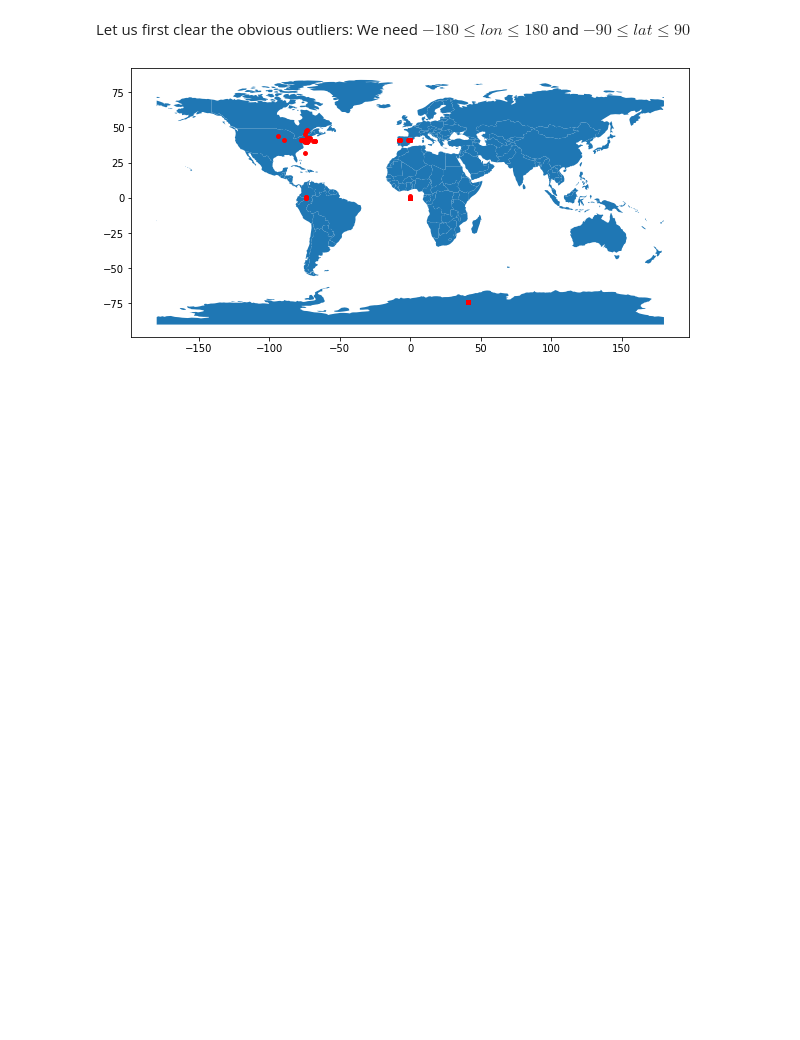
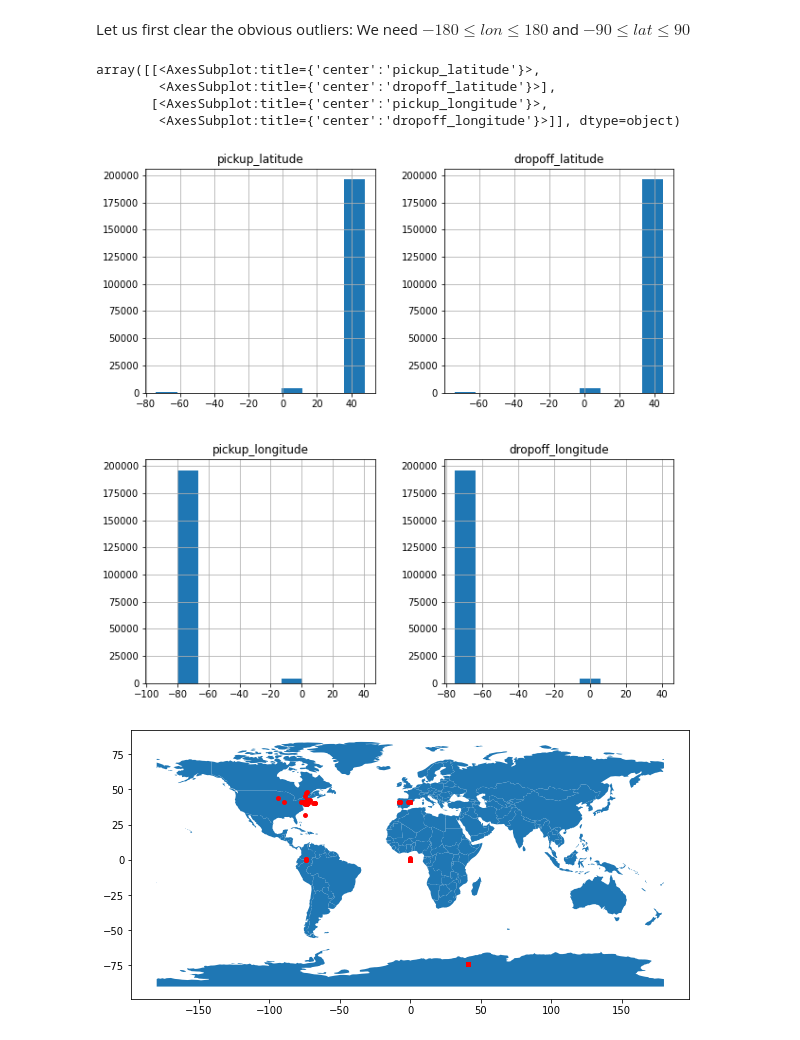
Before and after one commit to nikhil-ravi/ORIE5751Uber, a Jupyter notebook: python/datasets_nikhil.ipynb, the cells around one changed output. Cells and saved outputs as stored; diff of their text form; code cells hidden in the pictures; blank space fills up the shorter version.

```diff
--- a/python/datasets_nikhil.ipynb
+++ b/python/datasets_nikhil.ipynb
@@ -41,6 +40,14 @@ Let us first clear the obvious outliers: We need $-180 \leq lon \leq 180$ and $-
 # Clean the data in terms of outlier co-ordinates
 data = data[~((data['pickup_longitude']>180) | (data['pickup_longitude']<-180) | (data['pickup_latitude']>90) | (data['pickup_latitude']<-90))]
 data = data[~((data['dropoff_longitude']>180) | (data['dropoff_longitude']<-180) | (data['dropoff_latitude']>90) | (data['dropoff_latitude']<-90))]
+# %%
+data.hist(["pickup_latitude","dropoff_latitude","pickup_longitude","dropoff_longitude"],figsize=(10,10))
+# %% [output]
+array([[<AxesSubplot:title={'center':'pickup_latitude'}>,
+        <AxesSubplot:title={'center':'dropoff_latitude'}>],
+       [<AxesSubplot:title={'center':'pickup_longitude'}>,
+        <AxesSubplot:title={'center':'dropoff_longitude'}>]], dtype=object)
+[figure, added]
 # %%
 df = pd.DataFrame()
 a = np.hstack((data[['pickup_longitude','pickup_latitude']],data[['dropoff_longitude','dropoff_latitude']]))
```
Also changed, not shown: parts of 20 cells of this notebook, 24 other files.
